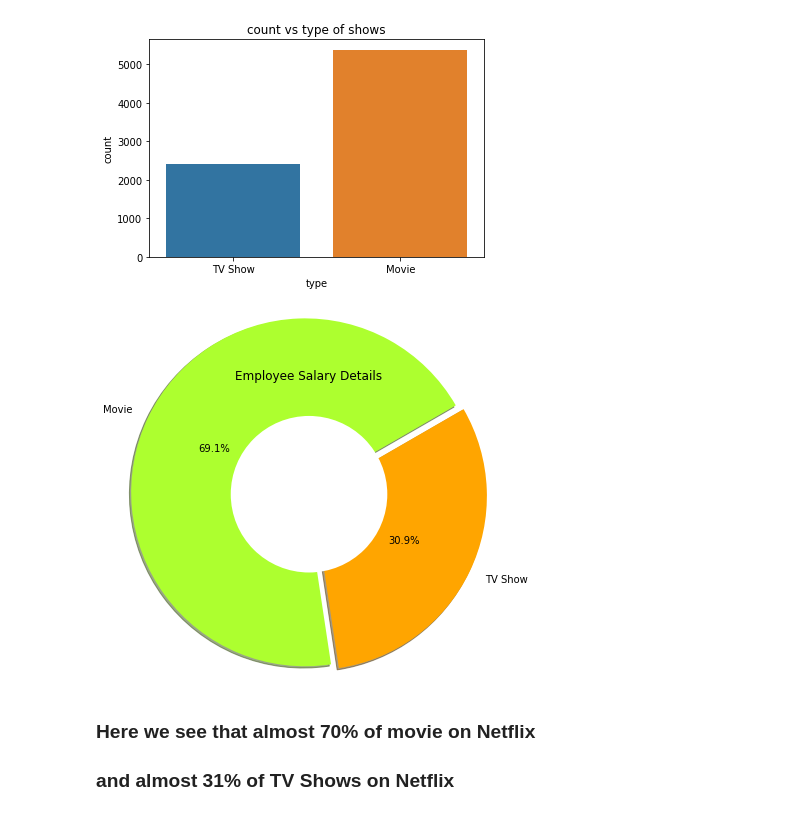
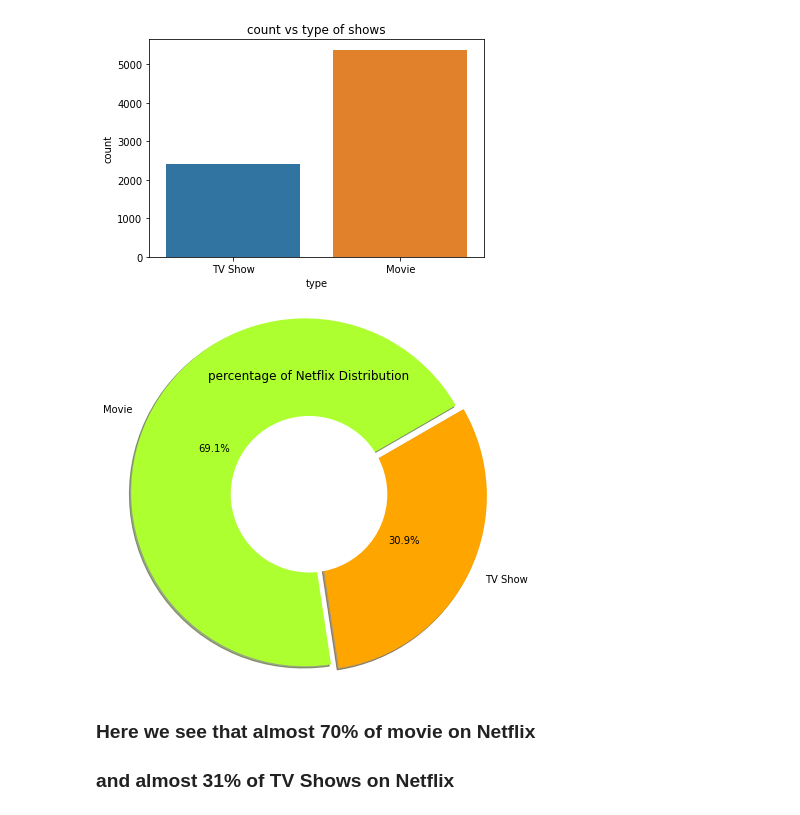
Before and after one commit to spradeepgit/NETFLIX-MOVIES-AND-TV-SHOWS-CLUSTERING, a Jupyter notebook: NETFLIX_MOVIES_AND_TV_SHOWS_CLUSTERING.ipynb, the cells around one changed output. Saved outputs shown, nothing was run; the diff lists cells and outputs as text; code cells hidden in the pictures.

```diff
--- a/NETFLIX_MOVIES_AND_TV_SHOWS_CLUSTERING.ipynb
+++ b/NETFLIX_MOVIES_AND_TV_SHOWS_CLUSTERING.ipynb
@@ -200,35 +200,35 @@ Text(0.5, 1.0, 'count vs type of shows')
 # %%
 # Setting labels for items in Chart
 data = netflix_df['type'].value_counts()
 
 # Setting size in Chart based on
 # given values
 #Salary = [40000, 50000]
 
 # colors
 colors = ['#ADFF2F','#FFA500']
 # explosion
 explode = (0.05, 0.05)
 
 # Pie Chart
 plt.pie(data, colors=colors, labels=['Movie','TV Show'],
         autopct='%1.1f%%', pctdistance=0.58,
         explode=explode,shadow=True,radius = 2.0,startangle=30)
 
 # draw circle
 centre_circle = plt.Circle((0, 0), 0.90, fc='white')
 fig = plt.gcf()
 
 # Adding Circle in Pie chart
 fig.gca().add_artist(centre_circle)
 
 # Adding Title of chart
-plt.title('Employee Salary Details')
+plt.title('percentage of Netflix Distribution')
 
 # Displaying Chart
 plt.show()
 # %% [output]
-[figure, old version]
+[figure, new version]
 # %% [markdown]
 ### **Here we see that almost 70% of movie on Netflix**
 ### **and almost 31% of TV Shows on Netflix**
```
